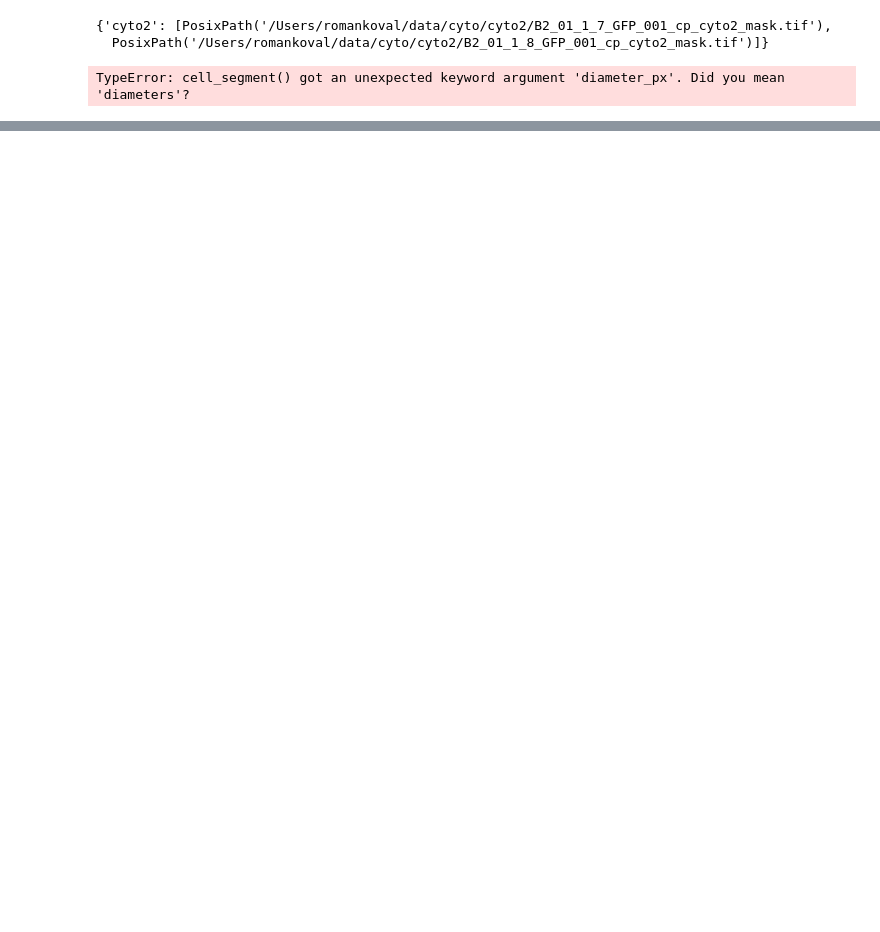
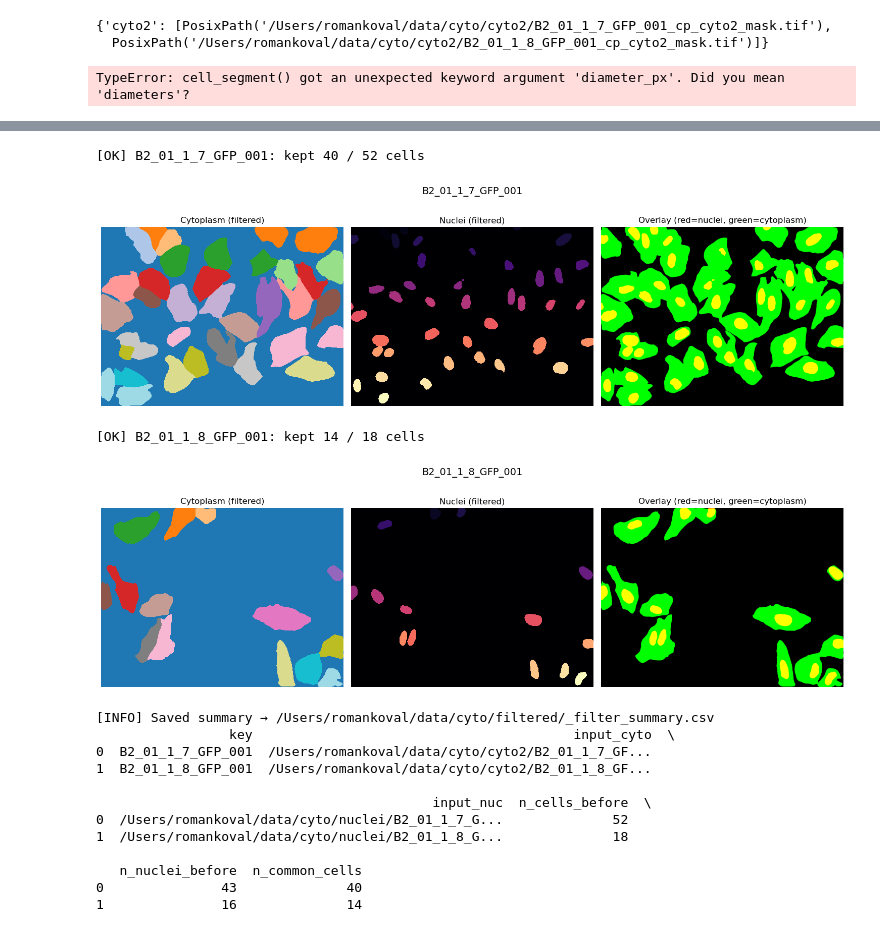
Before and after one commit to drBat1998/BioInUA_2025_img_analysis, a Jupyter notebook: course_data/playground.ipynb, the cells around one changed output, grey strips where cells are left out. Cells and saved outputs as stored; diff of their text form; code cells hidden in the pictures; blank space fills up the shorter version.

```diff
--- a/course_data/playground.ipynb
+++ b/course_data/playground.ipynb
@@ -1247,0 +1427,33 @@ TypeError: cell_segment() got an unexpected keyword argument 'diameter_px'. Did
+# %%
+# ======================================================
+# 4️⃣ Example run
+# ======================================================
+if __name__ == "__main__":
+    df_summary = batch_filter_common_labels(
+        cyto_dir=Path("/Users/romankoval/data/cyto/cyto2"),
+        nuclei_dir=Path("/Users/romankoval/data/cyto/nuclei"),
+        out_dir=Path("/Users/romankoval/data/cyto/filtered"),
+        cyto_tag="cyto2",
+        nuclei_tag="nuclei",
+        min_overlap_px=3,
+        plot_results=True
+    )
+
+    print(df_summary.head())
+# %% [output]
+[OK] B2_01_1_7_GFP_001: kept 40 / 52 cells
+[figure, added]
+[OK] B2_01_1_8_GFP_001: kept 14 / 18 cells
+[figure, added]
+[INFO] Saved summary → /Users/romankoval/data/cyto/filtered/_filter_summary.csv
+                 key                                         input_cyto  \
+0  B2_01_1_7_GFP_001  /Users/romankoval/data/cyto/cyto2/B2_01_1_7_GF...
+1  B2_01_1_8_GFP_001  /Users/romankoval/data/cyto/cyto2/B2_01_1_8_GF...
+
+                                           input_nuc  n_cells_before  \
+0  /Users/romankoval/data/cyto/nuclei/B2_01_1_7_G...              52
+1  /Users/romankoval/data/cyto/nuclei/B2_01_1_8_G...              18
+
+   n_nuclei_before  n_common_cells
+0               43              40
+1               16              14
```
Also changed, not shown: parts of 16 cells of this notebook.
